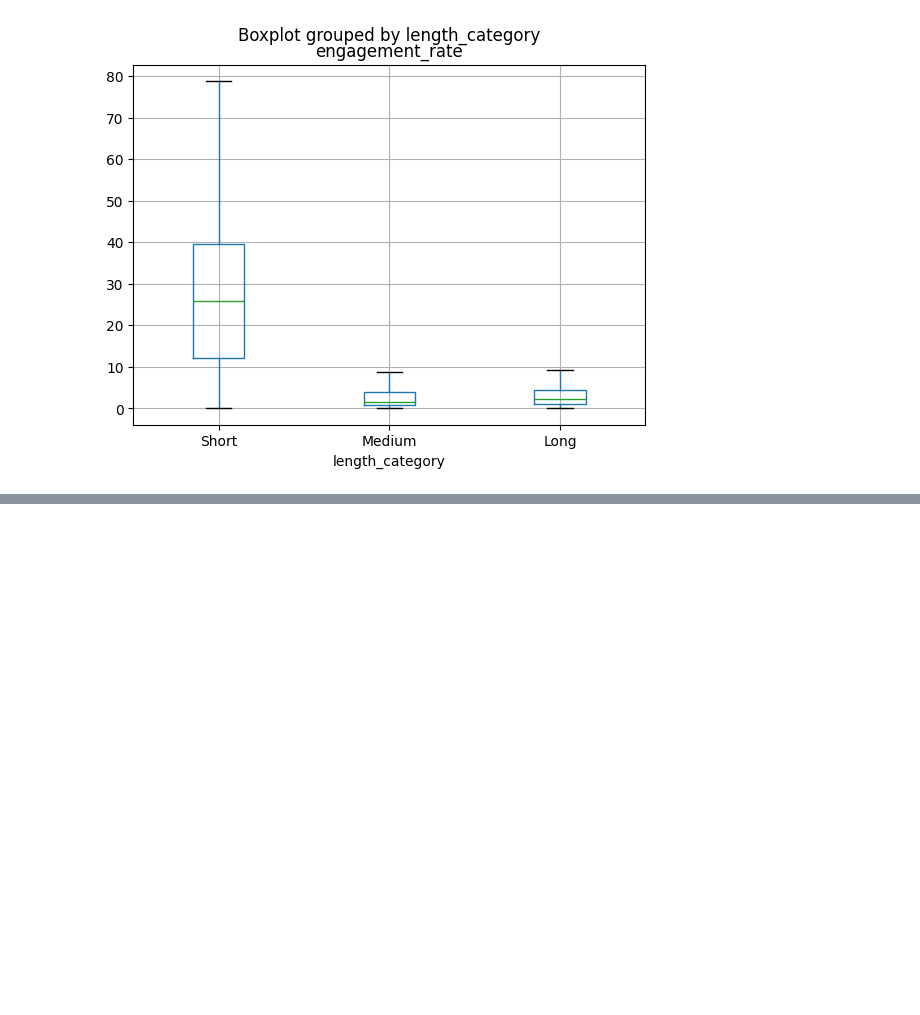
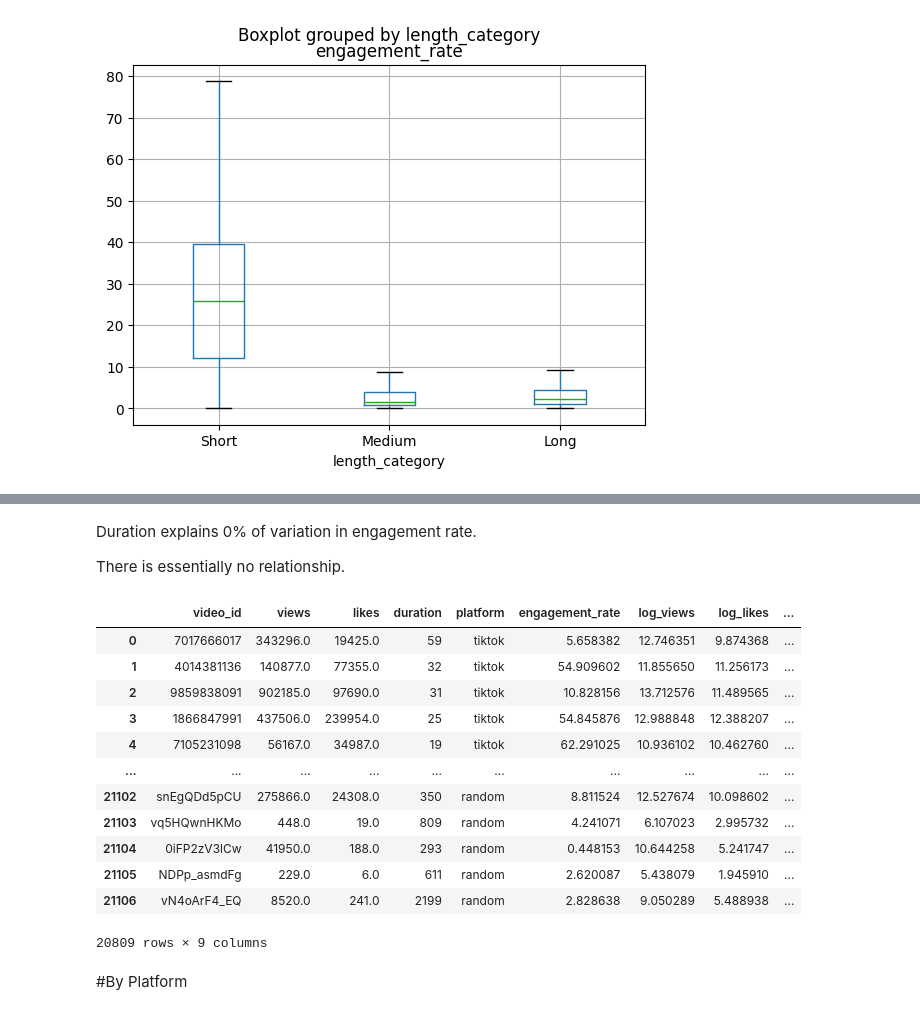
Before and after one commit to keil4ni/151r-proj, a Jupyter notebook: FINAL.ipynb, the cells around one changed output, grey strips where cells are left out. Saved outputs shown, nothing was run; the diff lists cells and outputs as text; code cells hidden in the pictures; blank space fills up the shorter version.

```diff
--- a/FINAL.ipynb
+++ b/FINAL.ipynb
@@ -284,0 +286,2 @@ combined.boxplot(
+# %%
+combined = combined.dropna(subset=["views", "likes"])
@@ -284,0 +370,22 @@ combined.boxplot(
+# %% [markdown]
+Duration explains 0% of variation in engagement rate.
+
+There is essentially no relationship.
+# %%
+combined
+# %% [output]
+|  | video_id | views | likes | duration | platform | engagement_rate | log_views | log_likes | ... |
+| 0 | 7017666017 | 343296.0 | 19425.0 | 59 | tiktok | 5.658382 | 12.746351 | 9.874368 | ... |
+| 1 | 4014381136 | 140877.0 | 77355.0 | 32 | tiktok | 54.909602 | 11.855650 | 11.256173 | ... |
+| 2 | 9859838091 | 902185.0 | 97690.0 | 31 | tiktok | 10.828156 | 13.712576 | 11.489565 | ... |
+| 3 | 1866847991 | 437506.0 | 239954.0 | 25 | tiktok | 54.845876 | 12.988848 | 12.388207 | ... |
+| 4 | 7105231098 | 56167.0 | 34987.0 | 19 | tiktok | 62.291025 | 10.936102 | 10.462760 | ... |
+| ... | ... | ... | ... | ... | ... | ... | ... | ... | ... |
+| 21102 | snEgQDd5pCU | 275866.0 | 24308.0 | 350 | random | 8.811524 | 12.527674 | 10.098602 | ... |
+| 21103 | vq5HQwnHKMo | 448.0 | 19.0 | 809 | random | 4.241071 | 6.107023 | 2.995732 | ... |
+| 21104 | 0iFP2zV3lCw | 41950.0 | 188.0 | 293 | random | 0.448153 | 10.644258 | 5.241747 | ... |
+| 21105 | NDPp_asmdFg | 229.0 | 6.0 | 611 | random | 2.620087 | 5.438079 | 1.945910 | ... |
+| 21106 | vN4oArF4_EQ | 8520.0 | 241.0 | 2199 | random | 2.828638 | 9.050289 | 5.488938 | ... |
+20809 rows × 9 columns
+# %% [markdown]
+#By Platform
```
Also changed, not shown: parts of 23 cells of this notebook.
